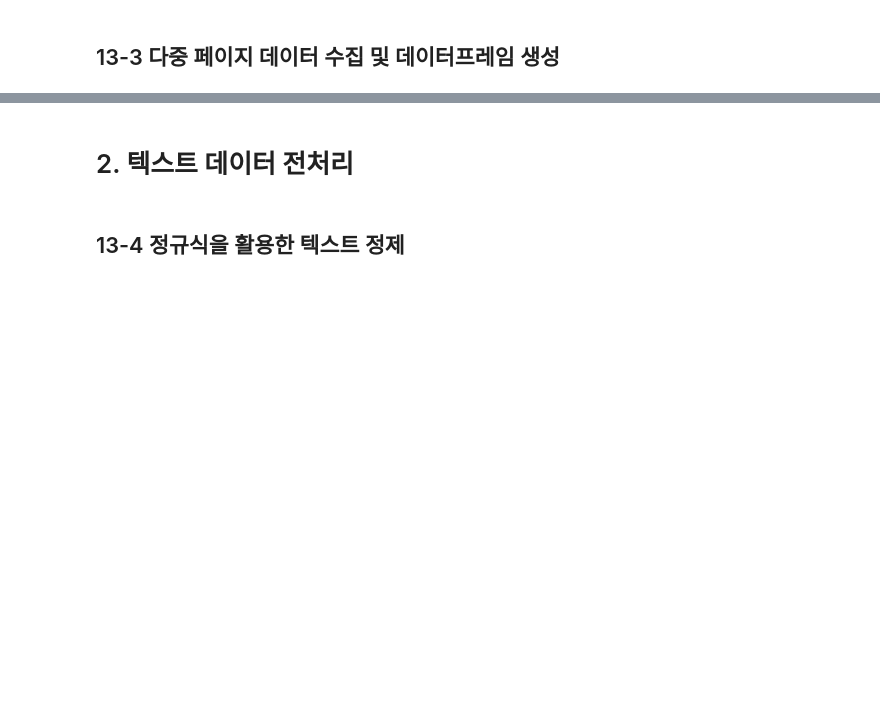
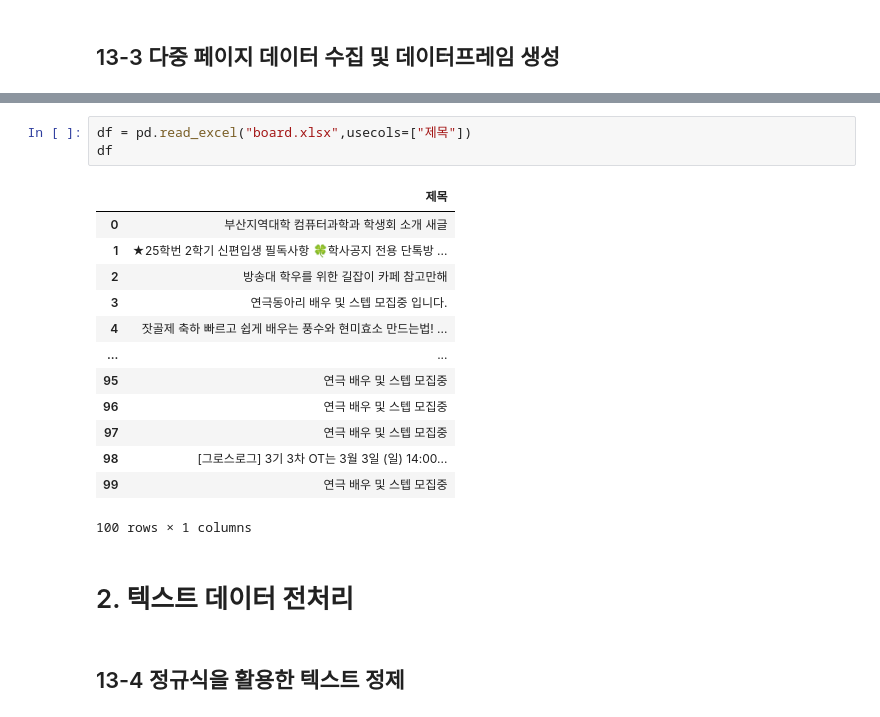
Before and after one commit to JOYCE1216/Data-Analysis-with-Open-Source, a Jupyter notebook: 오픈소스_데이터_분석_13강.ipynb, the cells around one changed output, grey strips where cells are left out. Saved outputs shown, nothing was run; the diff lists cells and outputs as text; blank space fills up the shorter version.

```diff
--- a/오픈소스_데이터_분석_13강.ipynb
+++ b/오픈소스_데이터_분석_13강.ipynb
@@ -210,3 +264,20 @@ cs_df = pd.DataFrame(data = {'제목': board_titles})
+# %%
+df = pd.read_excel("board.xlsx",usecols=["제목"])
+df
+# %% [output]
+|  | 제목 |
+| 0 | 부산지역대학 컴퓨터과학과 학생회 소개 새글 |
+| 1 | ★25학번 2학기 신편입생 필독사항 🍀학사공지 전용 단톡방 ... |
+| 2 | 방송대 학우를 위한 길잡이 카페 참고만해 |
+| 3 | 연극동아리 배우 및 스텝 모집중 입니다. |
+| 4 | 잣골제 축하 빠르고 쉽게 배우는 풍수와 현미효소 만드는법! ... |
+| ... | ... |
+| 95 | 연극 배우 및 스텝 모집중 |
+| 96 | 연극 배우 및 스텝 모집중 |
+| 97 | 연극 배우 및 스텝 모집중 |
+| 98 | [그로스로그] 3기 3차 OT는 3월 3일 (일) 14:00... |
+| 99 | 연극 배우 및 스텝 모집중 |
+100 rows × 1 columns
 # %% [markdown]
 # 2. 텍스트 데이터 전처리
 # %% [markdown]
```
Also changed, not shown: parts of 10 cells of this notebook.
